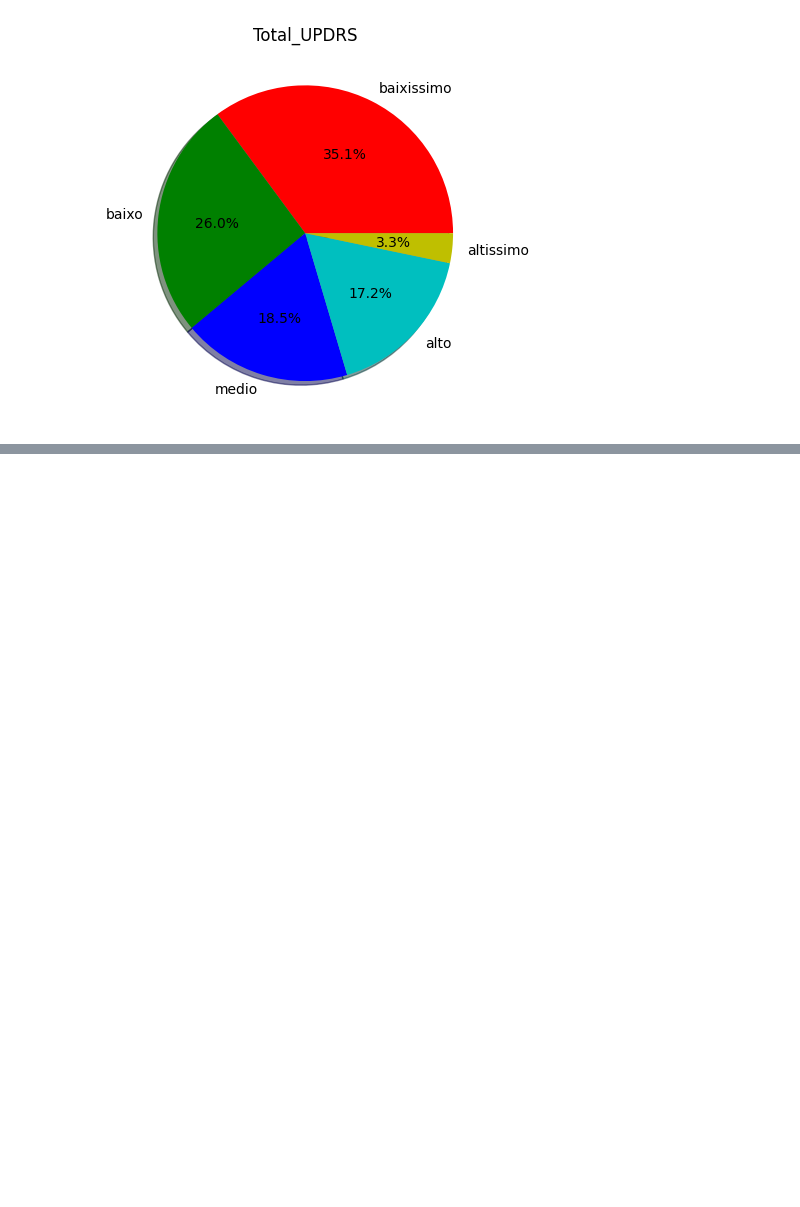
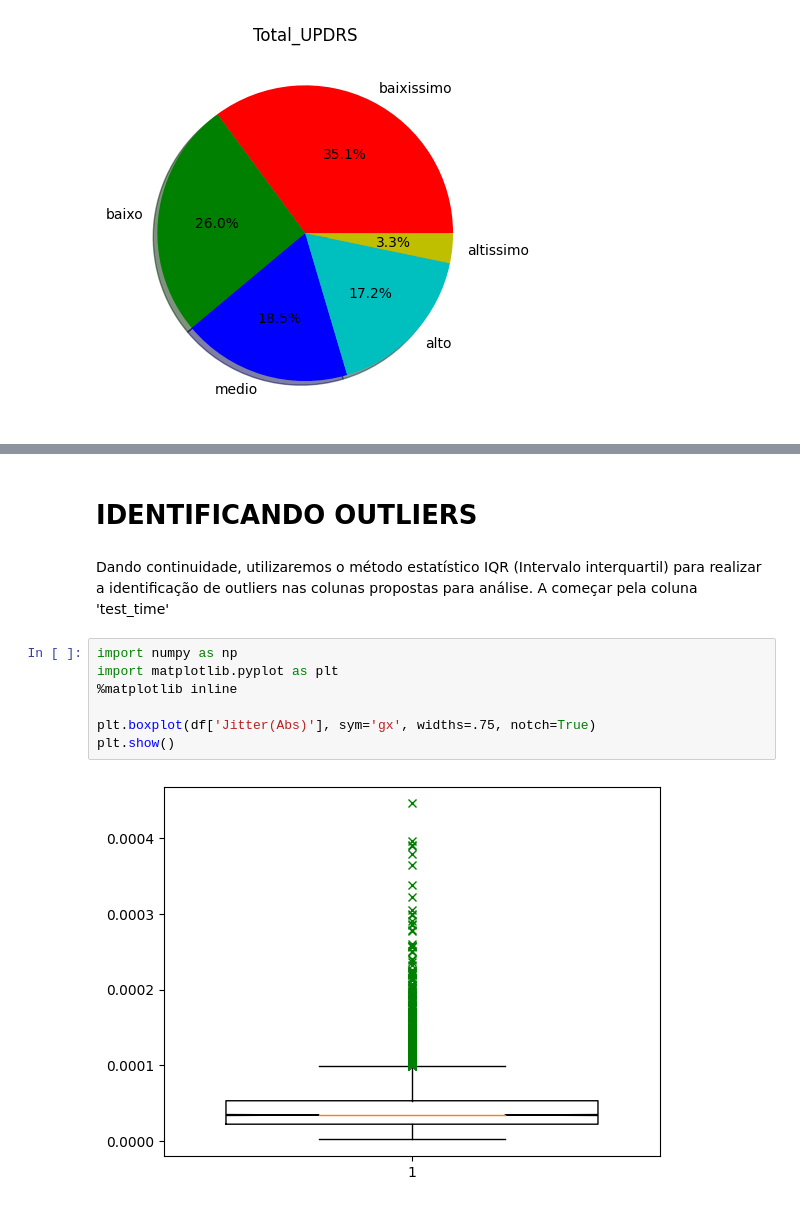
Before and after one commit to KacioSilva/ProjetoAM, a Jupyter notebook: Prova_AM.ipynb, the cells around one changed output, grey strips where cells are left out. Saved outputs shown, nothing was run; the diff lists cells and outputs as text; blank space fills up the shorter version.

```diff
--- a/Prova_AM.ipynb
+++ b/Prova_AM.ipynb
@@ -287,0 +316,13 @@ Text(0.5, 1.0, 'Total_UPDRS')
+# %% [markdown]
+# IDENTIFICANDO OUTLIERS
+# %% [markdown]
+Dando continuidade, utilizaremos o método estatístico IQR (Intervalo interquartil) para realizar a identificação de outliers nas colunas propostas para análise. A começar pela coluna 'test_time'
+# %%
+import numpy as np
+import matplotlib.pyplot as plt
+%matplotlib inline
+
+plt.boxplot(df['Jitter(Abs)'], sym='gx', widths=.75, notch=True)
+plt.show()
+# %% [output]
+[figure, added]
```
Also changed, not shown: parts of 3 cells of this notebook.
